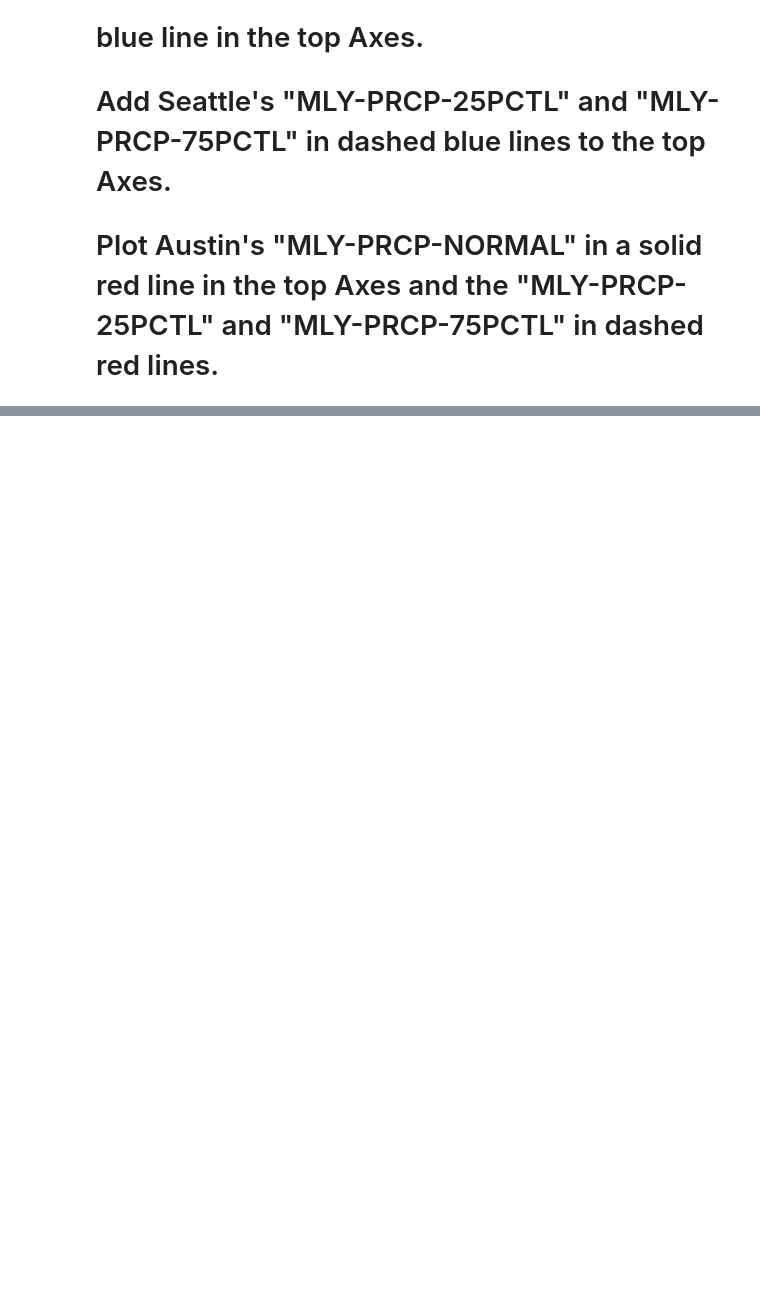
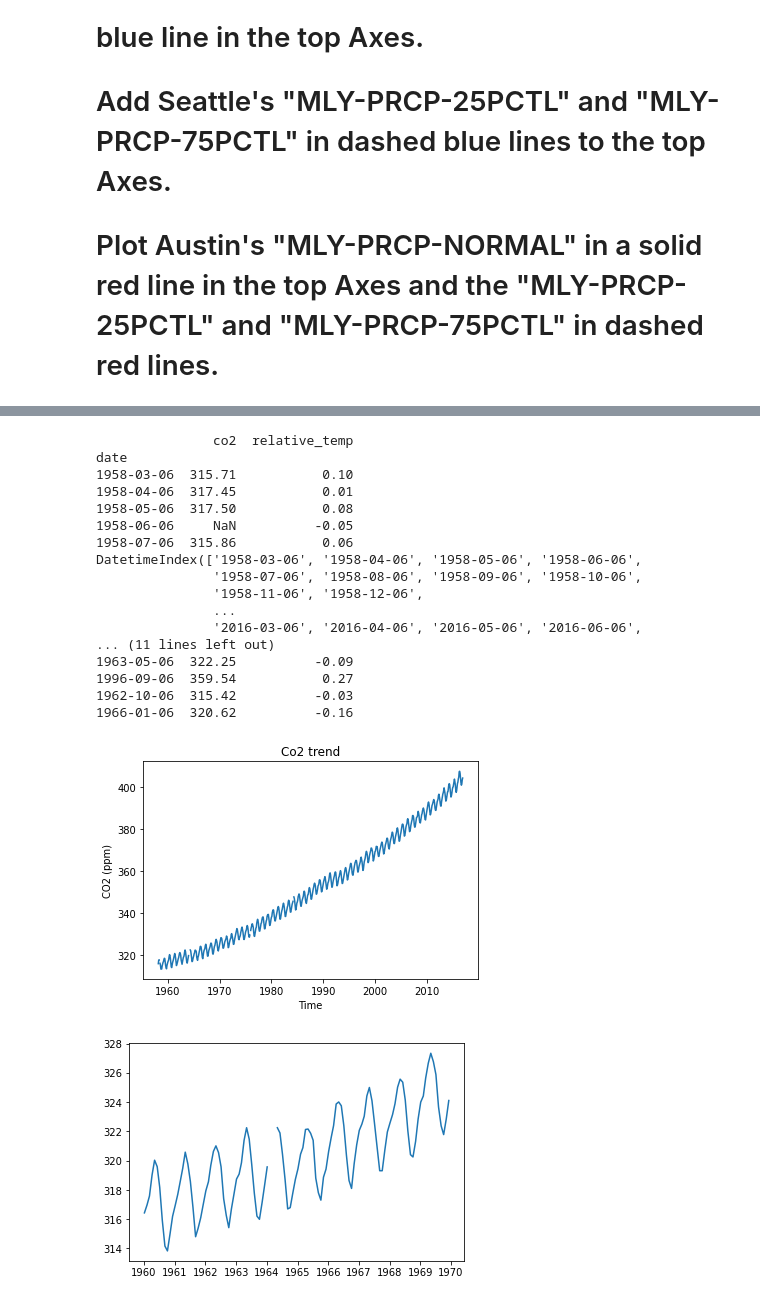
Before and after one commit to johnhhu2020/DataCamp-Data-Scientist-with-Python-Track, a Jupyter notebook: DataCamp Introduction to Data Visualization with Matplotlib.ipynb, the cells around one changed output, grey strips where cells are left out. Cells and saved outputs as stored; diff of their text form; code cells hidden in the pictures; blank space fills up the shorter version.

```diff
--- a/DataCamp Introduction to Data Visualization with Matplotlib.ipynb
+++ b/DataCamp Introduction to Data Visualization with Matplotlib.ipynb
@@ -708,0 +721,60 @@ plt.show()
+# %%
+import pandas as pd
+
+
+climate = pd.read_csv('climate_change.csv', index_col=0)
+print(climate.head())
+
+climate.index = pd.to_datetime(climate.index)
+
+print(climate.index)
+print(type(climate.index[0]))
+print(climate.index[0])
+
+
+print(climate.sample(8))
+
+
+
+
+print('\n')
+
+import matplotlib.pyplot as plt
+
+fig, ax = plt.subplots()
+
+ax.plot(climate.index, climate['co2'])
+
+ax.set_title('Co2 trend', fontsize=12)
+ax.set_xlabel('Time')
+ax.set_ylabel('CO2 (ppm)')
+
+plt.show()
+
+
+
+sixties = climate['1960-01-01': '1969-12-31']
+
+fig, ax= plt.subplots()
+ax.plot(sixties.index, sixties['co2'])
+plt.show()
+# %% [output]
+               co2  relative_temp
+date
+1958-03-06  315.71           0.10
+1958-04-06  317.45           0.01
+1958-05-06  317.50           0.08
+1958-06-06     NaN          -0.05
+1958-07-06  315.86           0.06
+DatetimeIndex(['1958-03-06', '1958-04-06', '1958-05-06', '1958-06-06',
+               '1958-07-06', '1958-08-06', '1958-09-06', '1958-10-06',
+               '1958-11-06', '1958-12-06',
+               ...
+               '2016-03-06', '2016-04-06', '2016-05-06', '2016-06-06',
+... (11 lines left out)
+1963-05-06  322.25          -0.09
+1996-09-06  359.54           0.27
+1962-10-06  315.42          -0.03
+1966-01-06  320.62          -0.16
+[figure, added]
+[figure, added]
```
Also changed, not shown: parts of 27 cells of this notebook.
